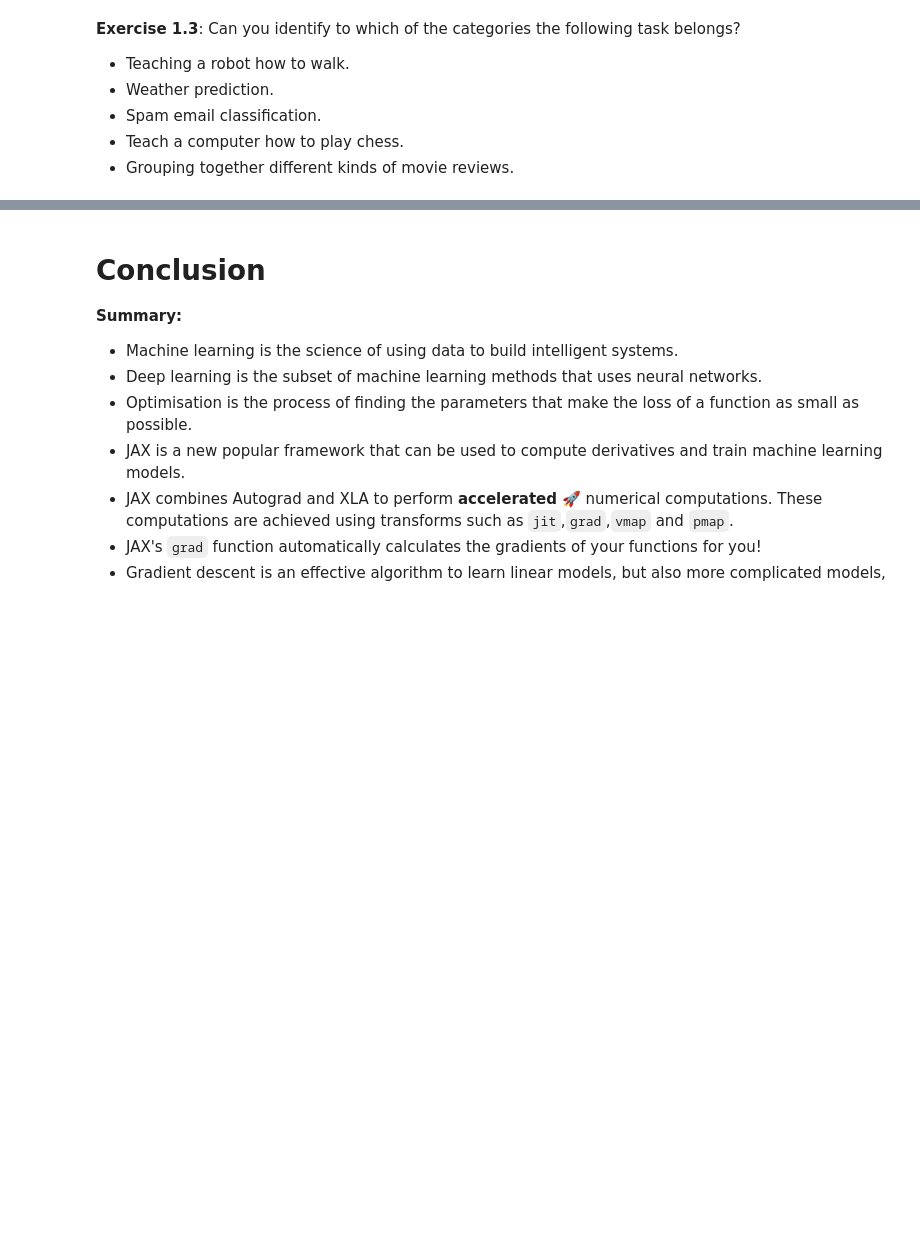
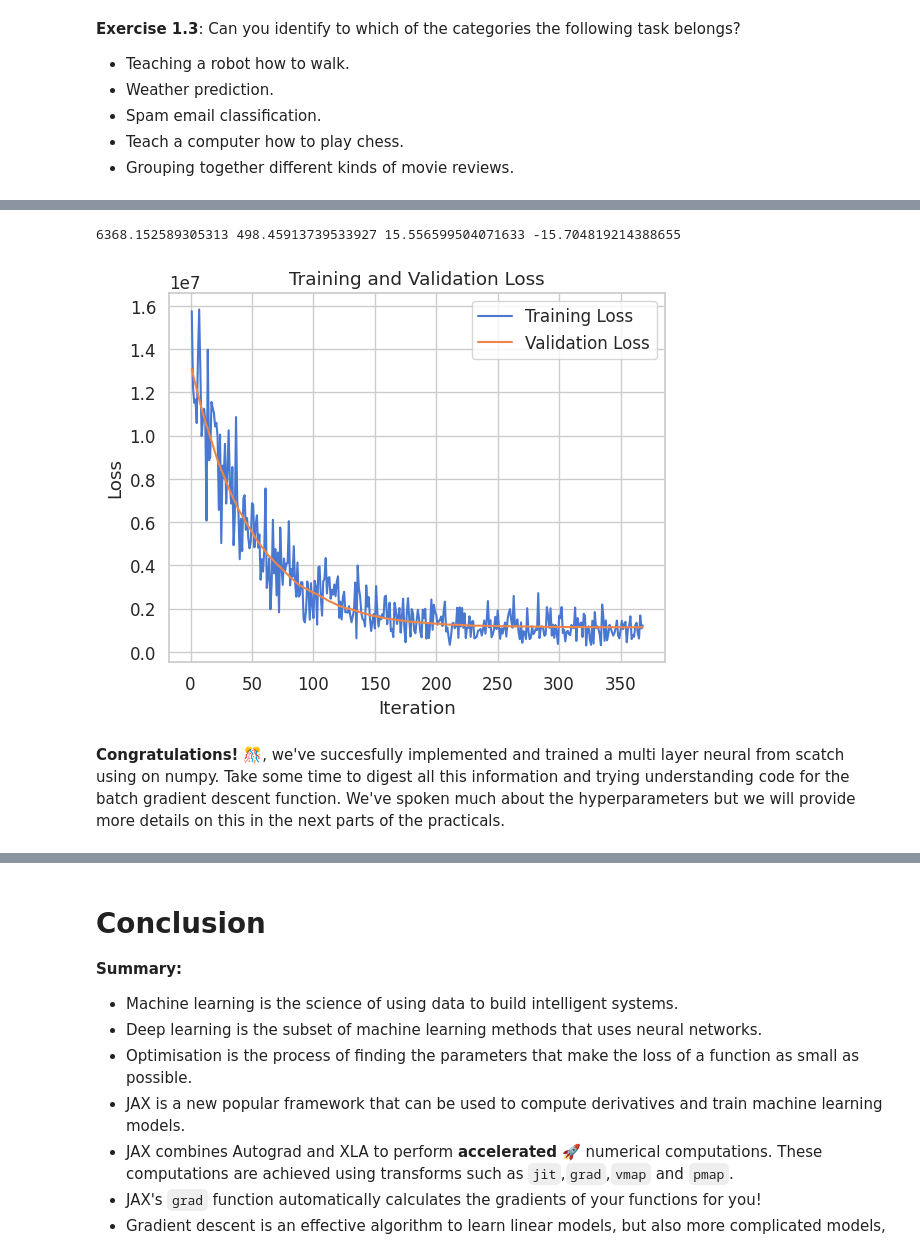
Before and after one commit to deep-learning-indaba/indaba-pracs-2025, a Jupyter notebook: Introduction_to_Deep_Learning.ipynb, the cells around one changed output, grey strips where cells are left out. Cells and saved outputs as stored; diff of their text form; code cells hidden in the pictures; blank space fills up the shorter version.

```diff
--- a/Introduction_to_Deep_Learning.ipynb
+++ b/Introduction_to_Deep_Learning.ipynb
@@ -475,0 +590,15 @@ Congratulations, we've just trained a machine learning model for classification
+# %%
+params = {}
+params["layer_0"] = {}
+params["layer_0"]["w"] = 3*np.ones((4,3)) # since the input layer has 3 features and next layer has 4 neurons
+params["layer_0"]["b"] = 0.5*np.ones((4))
+
+params["layer_1"] = {}
+params["layer_1"]["w"] = 2*np.ones((3,4)) # since the input layer has 3 features and next layer has 3 neurons
+params["layer_1"]["b"] = 2*np.ones(3)
+
+params["layer_2"] = {}
+params["layer_2"]["w"] = 3*np.ones((1,3)) # since the input layer has 3 features and next layer has 1 neurons
+params["layer_2"]["b"] = 0.5*np.ones(1)
+
+X = np.random.rand(5,3) # we will use this for testing
@@ -475,0 +704,10 @@ Congratulations, we've just trained a machine learning model for classification
+# %%
+# @title Your code here
+def loss_fn(params: Dict[str, jnp.array], X: jnp.array, y: jnp.array):
+  # complete this code
+
+  pred, cache = forward_pass(...) # update me
+
+  loss = ... # your code here
+
+  return 0
@@ -475,0 +724,10 @@ Congratulations, we've just trained a machine learning model for classification
+# %%
+# @title Sample solution (Try not to peek until you've given it a good try!')
+def loss_fn(params: Dict[str, jnp.array], X: jnp.array, y: jnp.array):
+  # complete this code
+
+  pred, cache = forward_pass(params, X)
+
+  loss = np.mean((pred-y)**2)
+
+  return loss
@@ -475,0 +1083,10 @@ Congratulations, we've just trained a machine learning model for classification
+# %%
+train_data, val_data, initial_params = create_dummy_data()
+# %% [output]
+6368.152589305313 498.45913739533927 15.556599504071633 -15.704819214388655
+# %%
+params = batch_gradient_descent(loss_fn, initial_params, train_data, val_data, learning_rate=0.01, num_epochs=2, batch_size=10)
+# %% [output]
+[figure, added]
+# %% [markdown]
+**Congratulations!** 🎊, we've succesfully implemented and trained a multi layer neural from scatch using on numpy. Take some time to digest all this information and trying understanding code for the batch gradient descent function. We've spoken much about the hyperparameters but we will provide more details on this in the next parts of the practicals.
```
Also changed, not shown: parts of 102 cells of this notebook, 1 other file.
